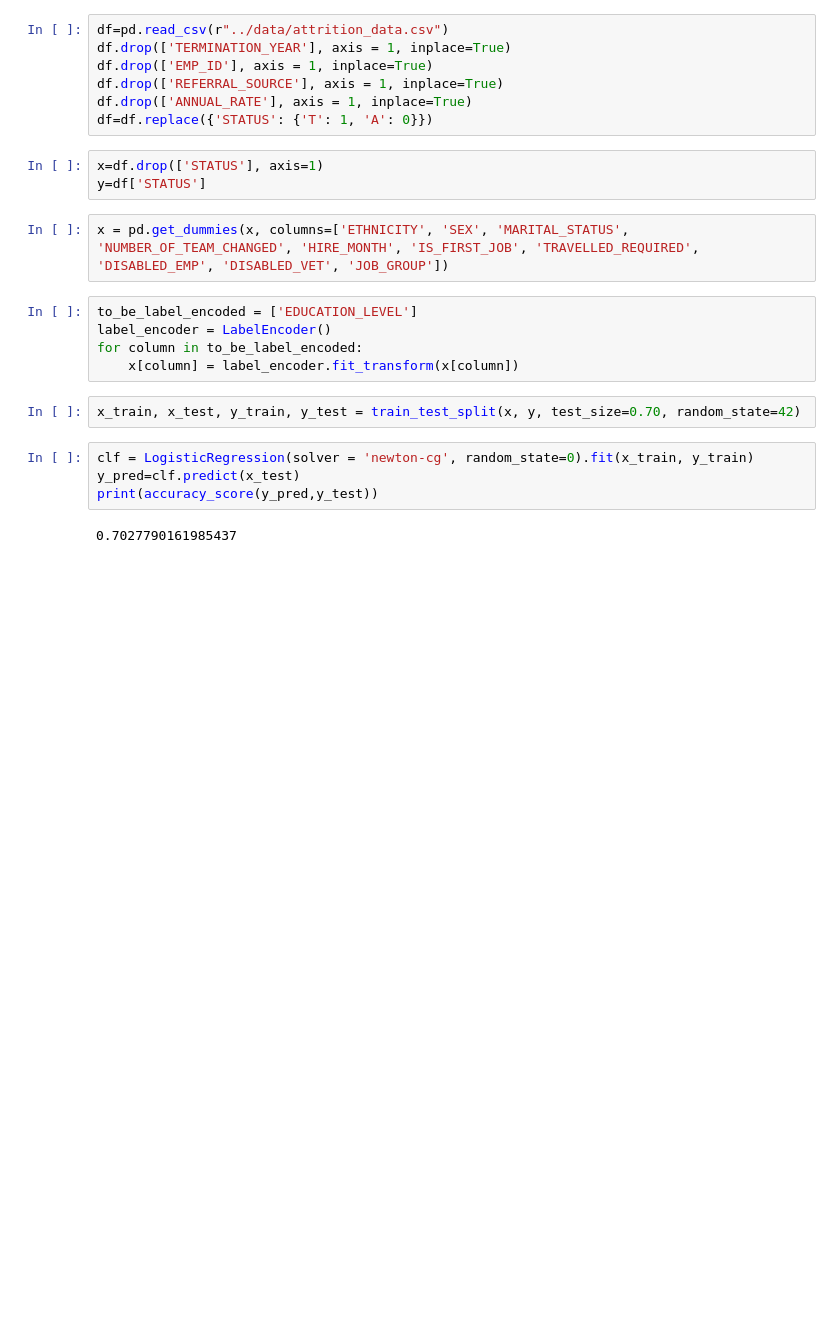
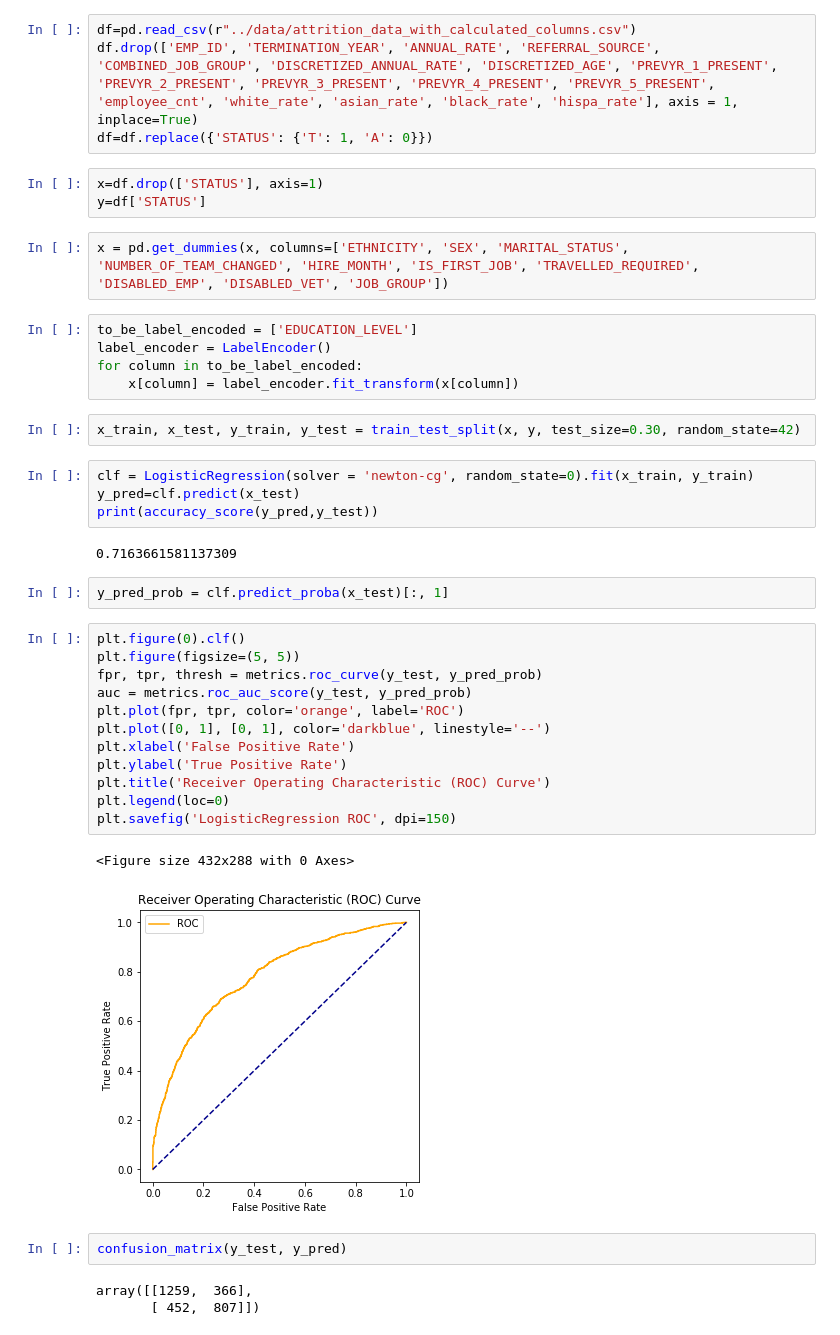
Before and after one commit to vbhuvana7/employee-attrition-prediction, a Jupyter notebook: Python/LogisticRegression.ipynb, the cells around one changed output. Saved outputs shown, nothing was run; the diff lists cells and outputs as text; blank space fills up the shorter version.

```diff
--- a/Python/LogisticRegression.ipynb
+++ b/Python/LogisticRegression.ipynb
@@ -8,9 +13,6 @@ from sklearn.preprocessing import LabelEncoder
 # %%
-df=pd.read_csv(r"../data/attrition_data.csv")
-df.drop(['TERMINATION_YEAR'], axis = 1, inplace=True)
-df.drop(['EMP_ID'], axis = 1, inplace=True)
-df.drop(['REFERRAL_SOURCE'], axis = 1, inplace=True)
-df.drop(['ANNUAL_RATE'], axis = 1, inplace=True)
+df=pd.read_csv(r"../data/attrition_data_with_calculated_columns.csv")
+df.drop(['EMP_ID', 'TERMINATION_YEAR', 'ANNUAL_RATE', 'REFERRAL_SOURCE', 'COMBINED_JOB_GROUP', 'DISCRETIZED_ANNUAL_RATE', 'DISCRETIZED_AGE', 'PREVYR_1_PRESENT', 'PREVYR_2_PRESENT', 'PREVYR_3_PRESENT', 'PREVYR_4_PRESENT', 'PREVYR_5_PRESENT', 'employee_cnt', 'white_rate', 'asian_rate', 'black_rate', 'hispa_rate'], axis = 1, inplace=True)
 df=df.replace({'STATUS': {'T': 1, 'A': 0}})
 # %%
 x=df.drop(['STATUS'], axis=1)
@@ -23,10 +25,32 @@ label_encoder = LabelEncoder()
 for column in to_be_label_encoded:
     x[column] = label_encoder.fit_transform(x[column])
 # %%
-x_train, x_test, y_train, y_test = train_test_split(x, y, test_size=0.70, random_state=42)
+x_train, x_test, y_train, y_test = train_test_split(x, y, test_size=0.30, random_state=42)
 # %%
 clf = LogisticRegression(solver = 'newton-cg', random_state=0).fit(x_train, y_train)
 y_pred=clf.predict(x_test)
 print(accuracy_score(y_pred,y_test))
 # %% [output]
-0.7027790161985437
+0.7163661581137309
+# %%
+y_pred_prob = clf.predict_proba(x_test)[:, 1]
+# %%
+plt.figure(0).clf()
+plt.figure(figsize=(5, 5))
+fpr, tpr, thresh = metrics.roc_curve(y_test, y_pred_prob)
+auc = metrics.roc_auc_score(y_test, y_pred_prob)
+plt.plot(fpr, tpr, color='orange', label='ROC')
+plt.plot([0, 1], [0, 1], color='darkblue', linestyle='--')
+plt.xlabel('False Positive Rate')
+plt.ylabel('True Positive Rate')
+plt.title('Receiver Operating Characteristic (ROC) Curve')
+plt.legend(loc=0)
+plt.savefig('LogisticRegression ROC', dpi=150)
+# %% [output]
+<Figure size 432x288 with 0 Axes>
+[figure, added]
+# %%
+confusion_matrix(y_test, y_pred)
+# %% [output]
+array([[1259,  366],
+       [ 452,  807]])
```
Also changed, not shown: parts of 1 cell of this notebook, 32 other files.
